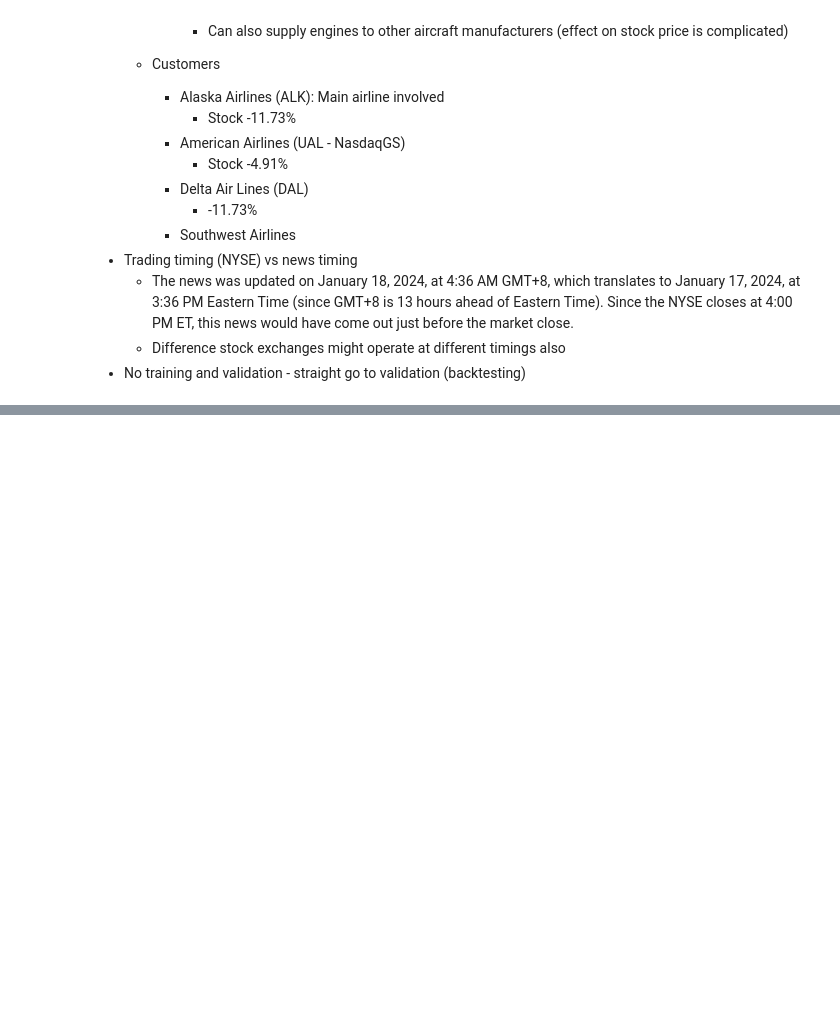
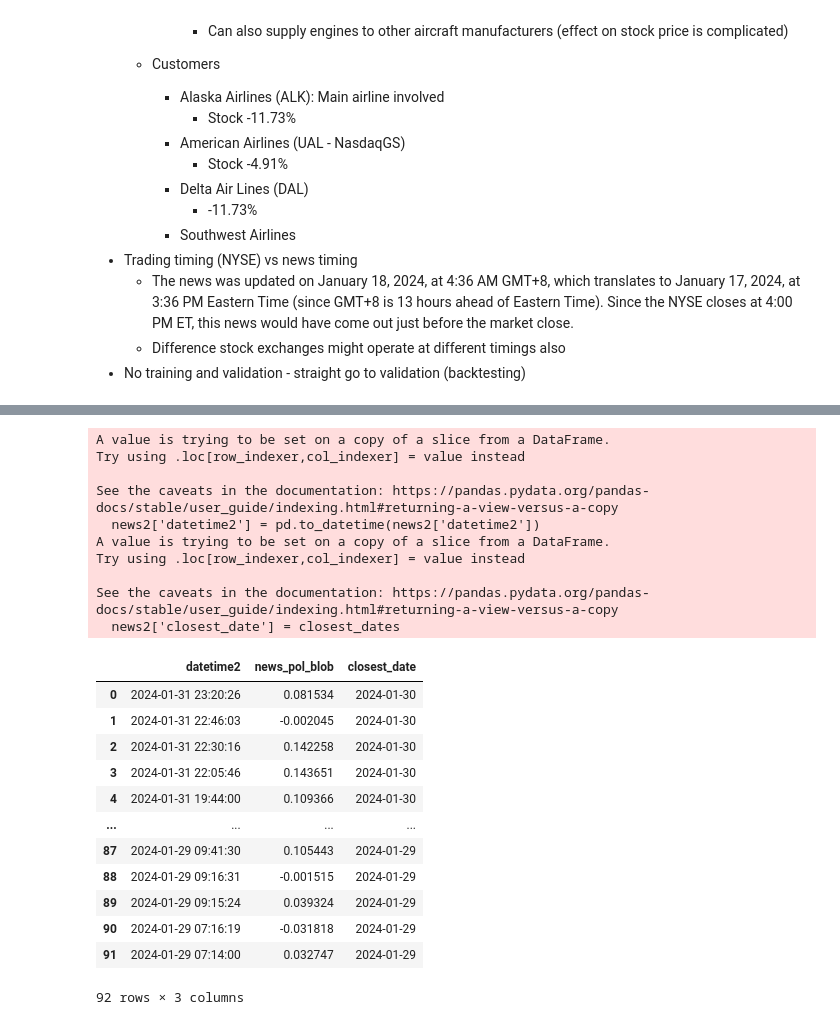
Before and after one commit to yiqwan/stock-forecast-with-sentiment, a Jupyter notebook: notebooks/trading.ipynb, the cells around one changed output, grey strips where cells are left out. Saved outputs shown, nothing was run; the diff lists cells and outputs as text; code cells hidden in the pictures; blank space fills up the shorter version.

```diff
--- a/notebooks/trading.ipynb
+++ b/notebooks/trading.ipynb
@@ -80,0 +113,46 @@ dtype: int64
+# %%
+# Ensure datetime2 in news2 is in pandas datetime format
+news2['datetime2'] = pd.to_datetime(news2['datetime2'])
+
+# Assuming data.index is already a DatetimeIndex, no need to convert it again
+# Just ensure it's sorted
+data.sort_index(inplace=True)
+
+# Function to find the closest previous date in data for each date in news2
+def find_closest_previous_date(target_date, date_index):
+    previous_dates = date_index[date_index <= target_date]
+    if not previous_dates.empty:
+        return previous_dates.max()
+    else:
+        return pd.NaT  # Return Not-A-Time (NaT) if no previous date is found
+
+# Apply the function to each date in news2['datetime2']
+closest_dates = news2['datetime2'].apply(lambda x: find_closest_previous_date(x, data.index))
+
+# Add this closest date information to news2
+news2['closest_date'] = closest_dates
+news2
+# %% [output]
+A value is trying to be set on a copy of a slice from a DataFrame.
+Try using .loc[row_indexer,col_indexer] = value instead
+
+See the caveats in the documentation: https://pandas.pydata.org/pandas-docs/stable/user_guide/indexing.html#returning-a-view-versus-a-copy
+  news2['datetime2'] = pd.to_datetime(news2['datetime2'])
+A value is trying to be set on a copy of a slice from a DataFrame.
+Try using .loc[row_indexer,col_indexer] = value instead
+
+See the caveats in the documentation: https://pandas.pydata.org/pandas-docs/stable/user_guide/indexing.html#returning-a-view-versus-a-copy
+  news2['closest_date'] = closest_dates
+|  | datetime2 | news_pol_blob | closest_date |
+| 0 | 2024-01-31 23:20:26 | 0.081534 | 2024-01-30 |
+| 1 | 2024-01-31 22:46:03 | -0.002045 | 2024-01-30 |
+| 2 | 2024-01-31 22:30:16 | 0.142258 | 2024-01-30 |
+| 3 | 2024-01-31 22:05:46 | 0.143651 | 2024-01-30 |
+| 4 | 2024-01-31 19:44:00 | 0.109366 | 2024-01-30 |
+| ... | ... | ... | ... |
+| 87 | 2024-01-29 09:41:30 | 0.105443 | 2024-01-29 |
+| 88 | 2024-01-29 09:16:31 | -0.001515 | 2024-01-29 |
+| 89 | 2024-01-29 09:15:24 | 0.039324 | 2024-01-29 |
+| 90 | 2024-01-29 07:16:19 | -0.031818 | 2024-01-29 |
+| 91 | 2024-01-29 07:14:00 | 0.032747 | 2024-01-29 |
+92 rows × 3 columns
```
Also changed, not shown: parts of 11 cells of this notebook.
